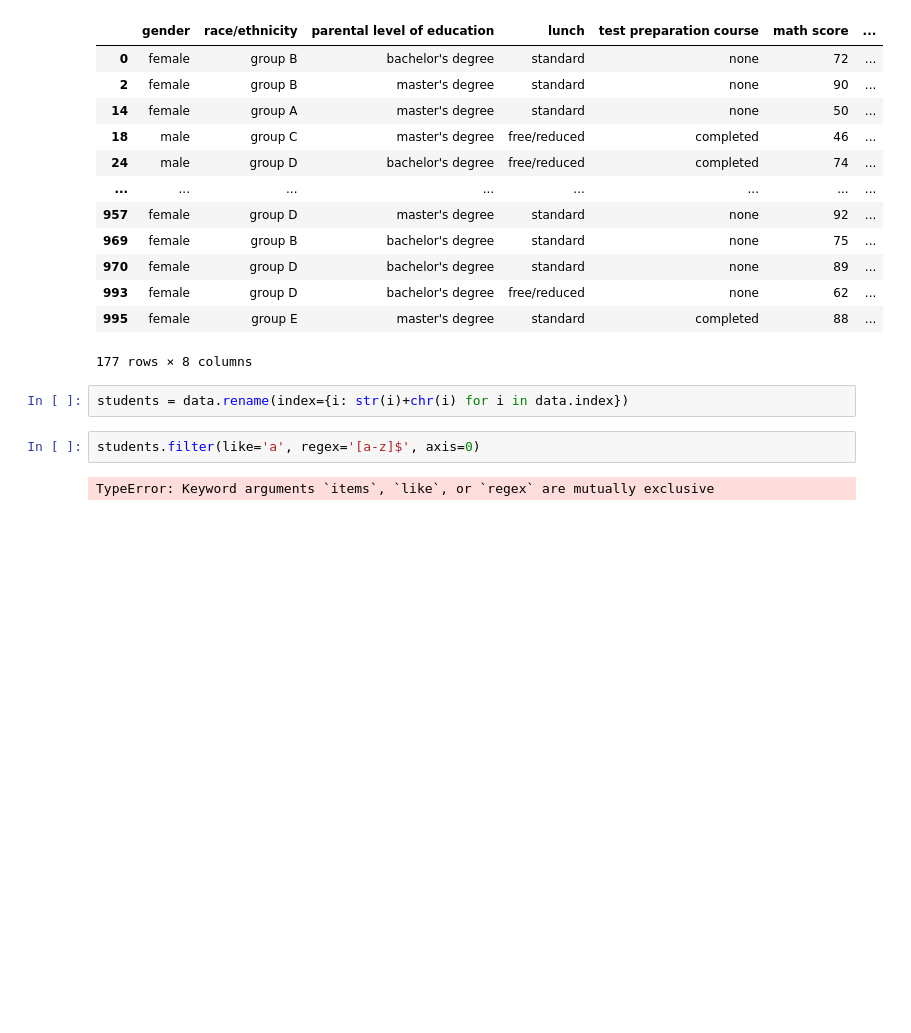
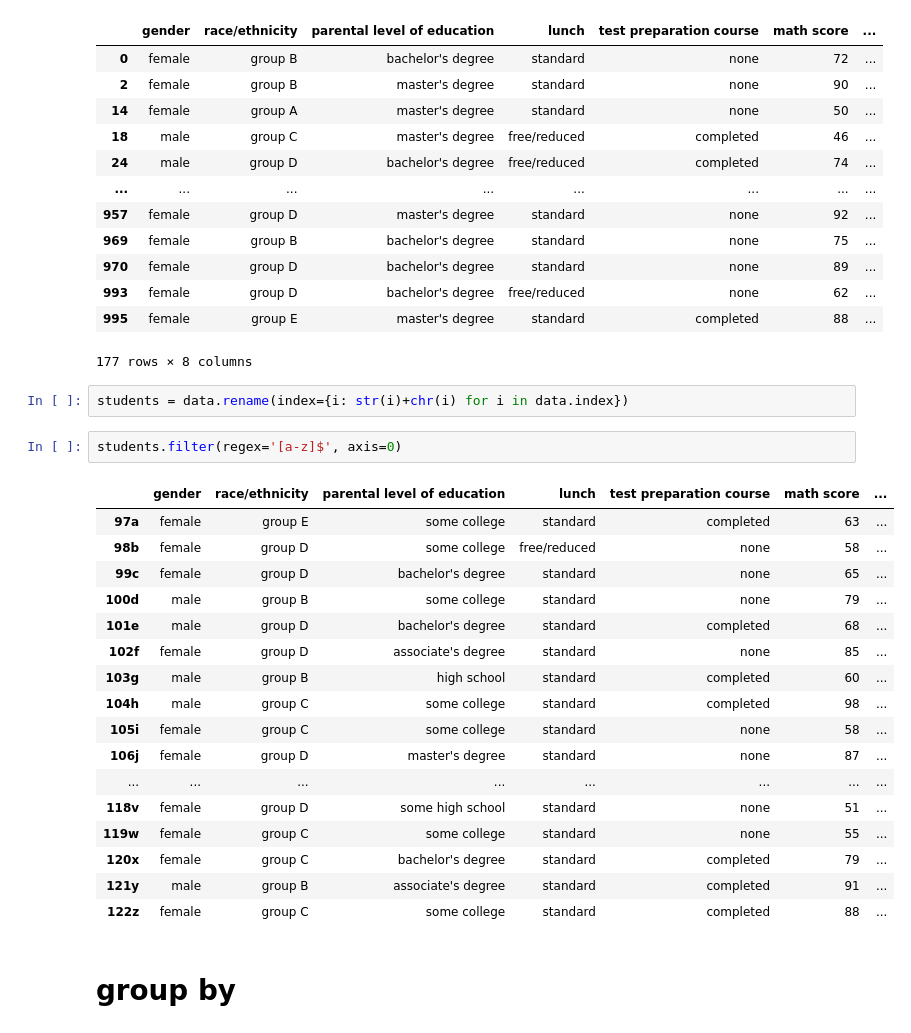
Before and after one commit to AndreyKurdyubov/Stepik_introML, a Jupyter notebook: Stepik_IntroML_1.ipynb, the cells around one changed output. Saved outputs shown, nothing was run; the diff lists cells and outputs as text; blank space fills up the shorter version.

Commit message:
filtering

```diff
--- a/Stepik_IntroML_1.ipynb
+++ b/Stepik_IntroML_1.ipynb
@@ -409,6 +411,24 @@ data.query('`parental level of education` in @variants')
 # %%
 students = data.rename(index={i: str(i)+chr(i) for i in data.index})
 # %%
-students.filter(like='a', regex='[a-z]$', axis=0)
+students.filter(regex='[a-z]$', axis=0)
 # %% [output]
-TypeError: Keyword arguments `items`, `like`, or `regex` are mutually exclusive
+|  | gender | race/ethnicity | parental level of education | lunch | test preparation course | math score | ... |
+| 97a | female | group E | some college | standard | completed | 63 | ... |
+| 98b | female | group D | some college | free/reduced | none | 58 | ... |
+| 99c | female | group D | bachelor's degree | standard | none | 65 | ... |
+| 100d | male | group B | some college | standard | none | 79 | ... |
+| 101e | male | group D | bachelor's degree | standard | completed | 68 | ... |
+| 102f | female | group D | associate's degree | standard | none | 85 | ... |
+| 103g | male | group B | high school | standard | completed | 60 | ... |
+| 104h | male | group C | some college | standard | completed | 98 | ... |
+| 105i | female | group C | some college | standard | none | 58 | ... |
+| 106j | female | group D | master's degree | standard | none | 87 | ... |
+| ... | ... | ... | ... | ... | ... | ... | ... |
+| 118v | female | group D | some high school | standard | none | 51 | ... |
+| 119w | female | group C | some college | standard | none | 55 | ... |
+| 120x | female | group C | bachelor's degree | standard | completed | 79 | ... |
+| 121y | male | group B | associate's degree | standard | completed | 91 | ... |
+| 122z | female | group C | some college | standard | completed | 88 | ... |
+# %% [markdown]
+# group by
```
Also changed, not shown: parts of 41 cells of this notebook, 3 other files.
